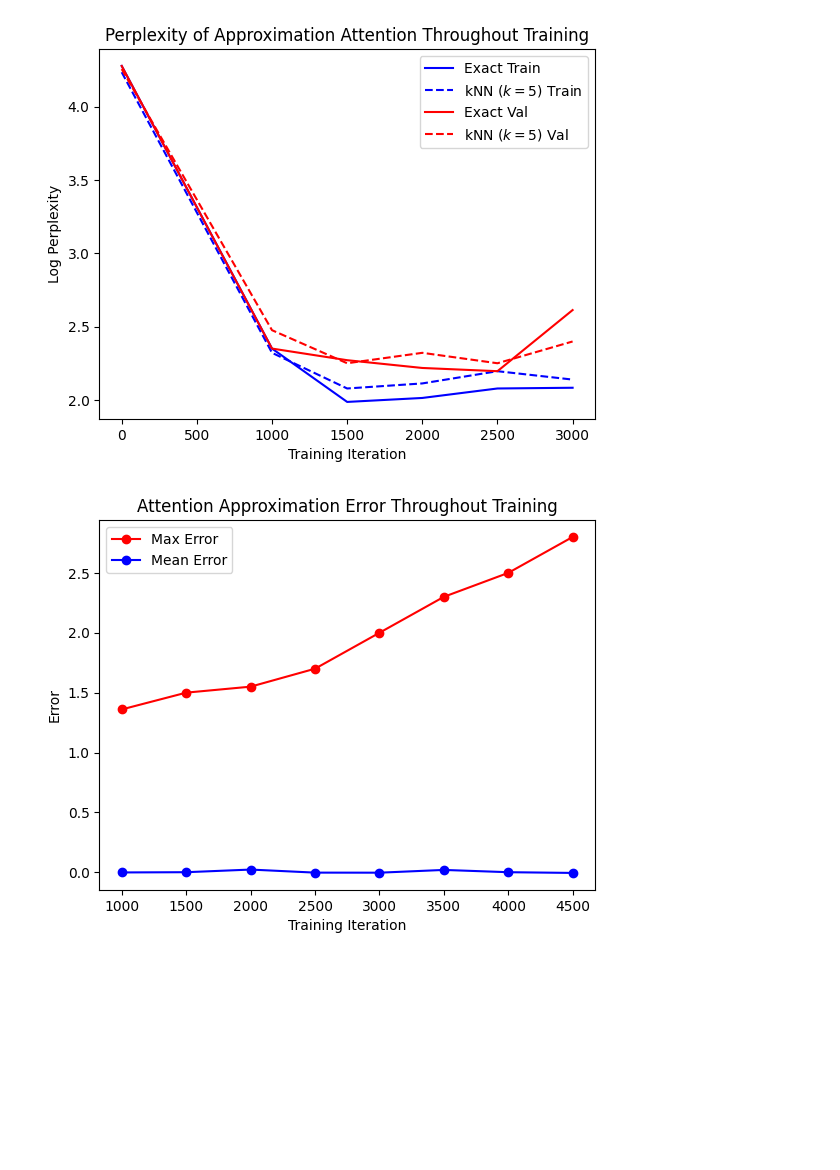
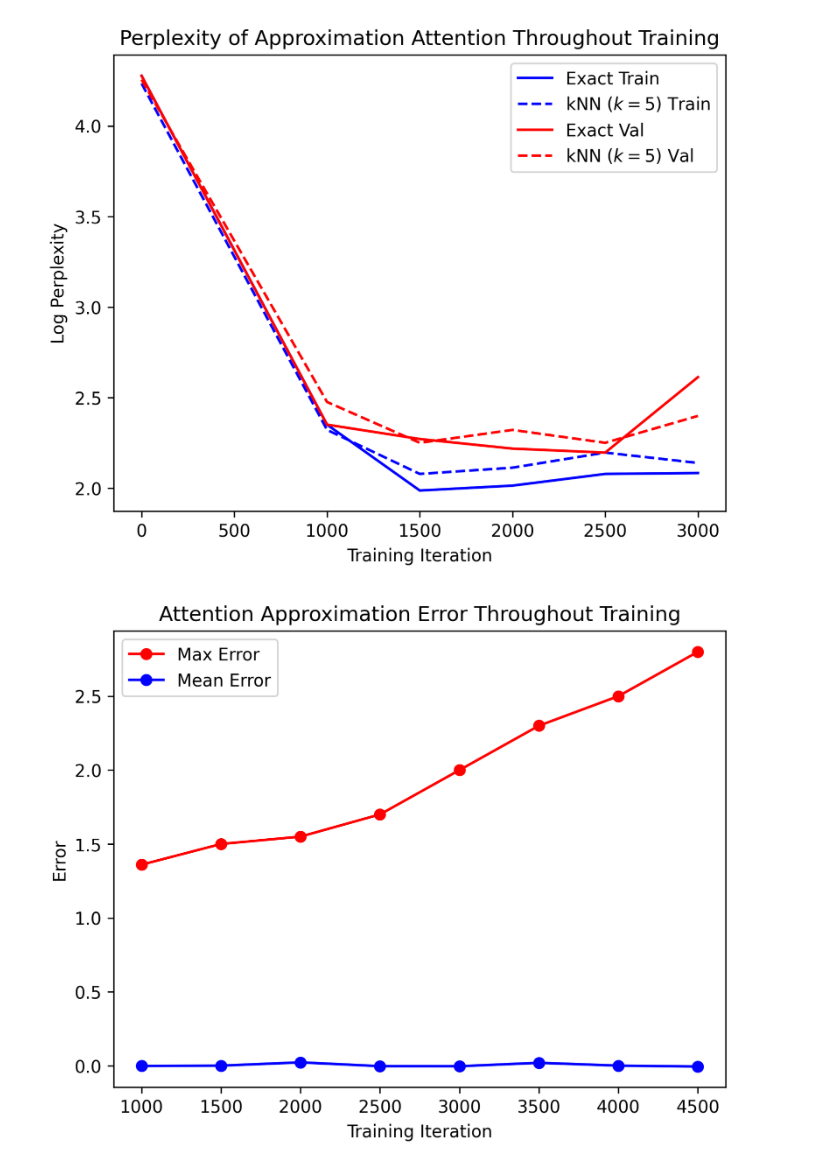
Before and after one commit to tkhar/demystifying_knn_attention, a Jupyter notebook: forward_pass/figure_generation.ipynb, the cells around one changed output. Cells and saved outputs as stored; diff of their text form; code cells hidden in the pictures; blank space fills up the shorter version.

```diff
--- a/forward_pass/figure_generation.ipynb
+++ b/forward_pass/figure_generation.ipynb
@@ -1,5 +1,6 @@
 # %%
 # Experiment 1: Efficiency of kNN attention
+# Measurements were made manually.
 
 N = [5000, 10000, 15000, 20000, 50000, 100000]
 time_naive = [1.90, 35.24, 159.07, 812.30, None, None]
@@ -7,6 +8,9 @@ time_fast_sqrt = [17.75, 102.95, 241.02, 459.94, 4320.09, None]
 time_fast_4root = [4.12, 18.69, 37.49, 53.46, 414.70, 2083.88]
 
 import matplotlib.pyplot as plt
+import matplotlib as mpl
+
+mpl.rcParams['figure.dpi']= 300
 
 plt.plot(N, time_naive, 'b-o', label='Naive $(k=n)$')
 plt.plot(N, time_fast_sqrt, 'r-o', label='kNN $(k=\sqrt{n})$')
@@ -28,5 +32,6 @@ plt.show()
 # %%
 # Experiment 2: Perplexity of approximation attention throughout training.
+# Measurements were made manually.
 # k=4
 it = [0,1000, 1500, 2000, 2500, 3000, 3500, 4000, 4500]
 ppl_exact_train = [70.02, 9.7,7.5, 7.6, 7.5, 8.04, 8.53, 8.67, 9.3]
@@ -49,6 +54,8 @@ ppl_approx_val = np.log(ppl_approx_val)
 
 import matplotlib.pyplot as plt
 
+mpl.rcParams['figure.dpi']= 300
+
 plt.plot(it, ppl_exact_train, 'b', label='Exact Train')
 plt.plot(it, ppl_approx_train, 'b',linestyle='--', label='kNN $(k=5)$ Train')
 plt.plot(it, ppl_exact_val, 'r', label='Exact Val')
@@ -64,46 +71,51 @@ plt.show()
 # %%
 # Experiment 4: Perplexity of approximation attention throughout training.
+# Measurements were made manually.
 # k=n^{1/8}
 it = [0,1000, 1500, 2000, 2500, 3000]
 ppl_exact_train = [72.02, 10.5,7.3, 7.5, 8.0, 8.04]
 ppl_approx_train = [69, 10.2, 8.0, 8.28, 9.0, 8.5]
 ppl_exact_val = [72, 10.5, 9.7, 9.2, 9.0, 13.65]
 ppl_approx_val = [70.5, 11.90, 9.5, 10.2, 9.5, 11.02]
 
 # Plot in log-scale for better visualization
 import numpy as np
 it = np.array(it)
 ppl_exact_train = np.array(ppl_exact_train)
 ppl_approx_train = np.array(ppl_approx_train)
 ppl_exact_val = np.array(ppl_exact_val)
 ppl_approx_val = np.array(ppl_approx_val)
 
 ppl_exact_train = np.log(ppl_exact_train)
 ppl_approx_train = np.log(ppl_approx_train)
 ppl_exact_val = np.log(ppl_exact_val)
 ppl_approx_val = np.log(ppl_approx_val)
 
 import matplotlib.pyplot as plt
 
+mpl.rcParams['figure.dpi']= 300
+
 plt.plot(it, ppl_exact_train, 'b', label='Exact Train')
 plt.plot(it, ppl_approx_train, 'b',linestyle='--', label='kNN $(k=5)$ Train')
 plt.plot(it, ppl_exact_val, 'r', label='Exact Val')
 plt.plot(it, ppl_approx_val, 'r', linestyle='--', label='kNN $(k=5)$ Val')
 
 plt.xlabel('Training Iteration')
 plt.ylabel('Log Perplexity')
 plt.legend()
 plt.title('Perplexity of Approximation Attention Throughout Training')
 plt.show()
 # %% [output]
-[figure, old version]
+[figure, new version]
 # %%
 # Experiment 3: Error throughout training
+# Measurements were made manually.
 it = [1000, 1500, 2000, 2500, 3000, 3500, 4000, 4500]
 max_error = [1.36,1.5, 1.55, 1.7, 2, 2.3, 2.5, 2.8]
 mean_error = [-0.001, 0.001, 0.023, -0.0025, -0.003, 0.02, 0.001, -0.005]
 
 import matplotlib.pyplot as plt
+mpl.rcParams['figure.dpi']= 300
 
 plt.plot(it, max_error, 'r-o', label='Max Error')
 plt.plot(it, mean_error, 'b-o', label='Mean Error')
@@ -114,4 +126,4 @@ plt.legend()
 plt.title('Attention Approximation Error Throughout Training')
 plt.show()
 # %% [output]
-[figure, old version]
+[figure, new version]
```
Also changed, not shown: parts of 2 cells of this notebook, 53 other files.
